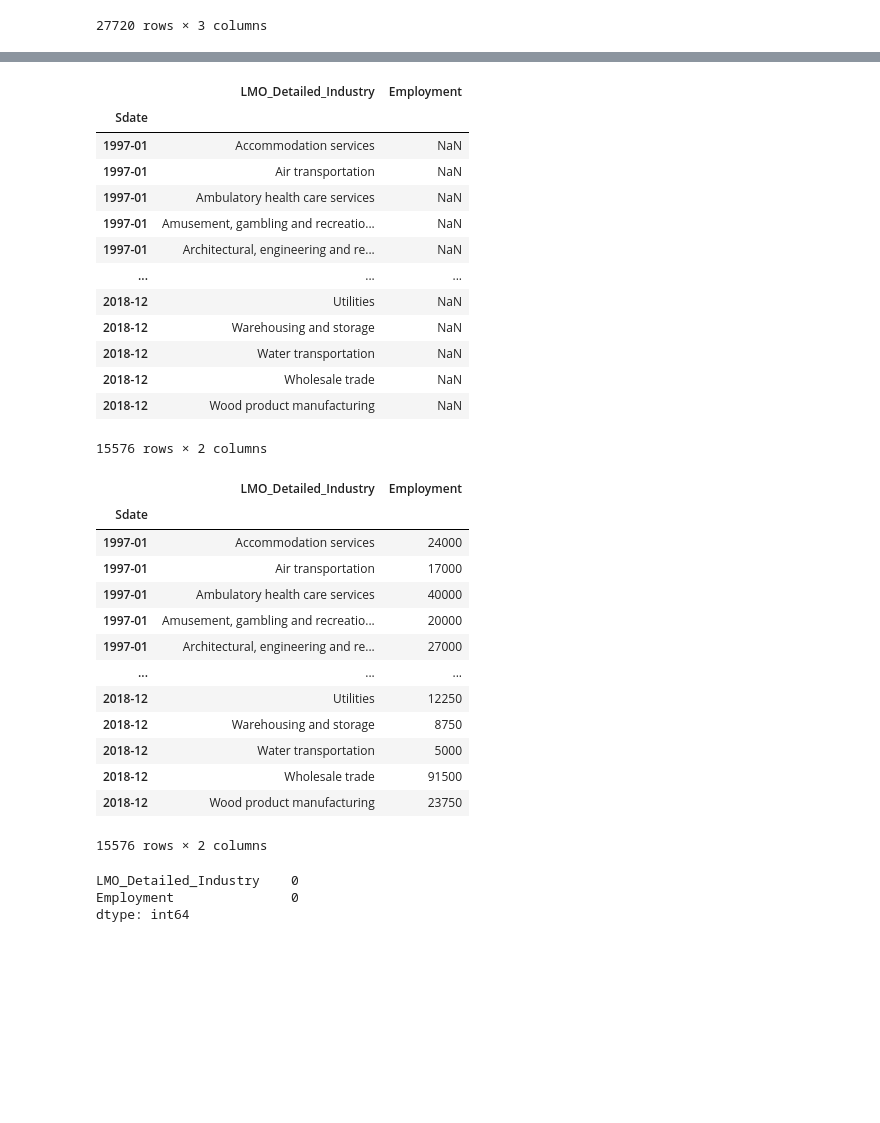
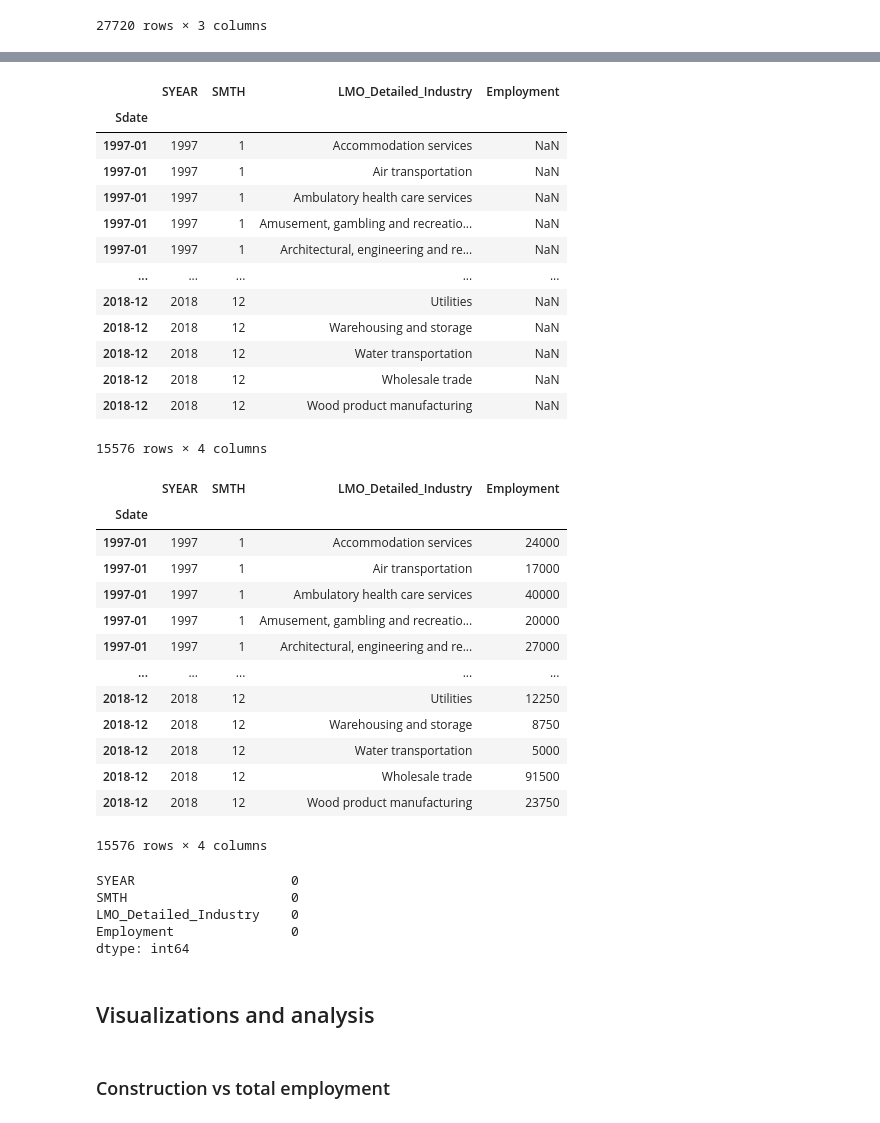
Before and after one commit to zqngetsu96/DataInsight_Assignments_and_projects, a Jupyter notebook: NAICS/NAICS.ipynb, the cells around one changed output, grey strips where cells are left out. Cells and saved outputs as stored; diff of their text form; code cells hidden in the pictures; blank space fills up the shorter version.

```diff
--- a/NAICS/NAICS.ipynb
+++ b/NAICS/NAICS.ipynb
@@ -282,25 +211,25 @@ employment
 # %%
 output= pd.read_excel('data/Data_Output_Template.xlsx')
 output['Sdate'] = output.SMTH.astype(str) + ' ' + output.SYEAR.astype(str)
 output['Sdate'] = pd.to_datetime(output['Sdate']).dt.strftime('%Y-%m')
 output.set_index('Sdate',inplace=True)
-output = output.drop(['SYEAR','SMTH'],axis=1)
+#output = output.drop(['SYEAR','SMTH'],axis=1)
 output
 # %% [output]
-|  | LMO_Detailed_Industry | Employment |
-| Sdate |  |  |
-| 1997-01 | Accommodation services | NaN |
-| 1997-01 | Air transportation | NaN |
-| 1997-01 | Ambulatory health care services | NaN |
-| 1997-01 | Amusement, gambling and recreatio... | NaN |
-| 1997-01 | Architectural, engineering and re... | NaN |
-| ... | ... | ... |
-| 2018-12 | Utilities | NaN |
-| 2018-12 | Warehousing and storage | NaN |
-| 2018-12 | Water transportation | NaN |
-| 2018-12 | Wholesale trade | NaN |
-| 2018-12 | Wood product manufacturing | NaN |
+|  | SYEAR | SMTH | LMO_Detailed_Industry | Employment |
+| Sdate |  |  |  |  |
+| 1997-01 | 1997 | 1 | Accommodation services | NaN |
+| 1997-01 | 1997 | 1 | Air transportation | NaN |
+| 1997-01 | 1997 | 1 | Ambulatory health care services | NaN |
+| 1997-01 | 1997 | 1 | Amusement, gambling and recreatio... | NaN |
+| 1997-01 | 1997 | 1 | Architectural, engineering and re... | NaN |
+| ... | ... | ... | ... | ... |
+| 2018-12 | 2018 | 12 | Utilities | NaN |
+| 2018-12 | 2018 | 12 | Warehousing and storage | NaN |
+| 2018-12 | 2018 | 12 | Water transportation | NaN |
+| 2018-12 | 2018 | 12 | Wholesale trade | NaN |
+| 2018-12 | 2018 | 12 | Wood product manufacturing | NaN |
-15576 rows × 2 columns
+15576 rows × 4 columns
 # %%
 out = output.merge(employment,
 left_on=['Sdate','LMO_Detailed_Industry'],
@@ -308,25 +237,31 @@ right_on=['Sdate','LMO_Detailed_Industry'], how='left')
 out = out.drop(['Employment'],axis=1).rename(columns={'_EMPLOYMENT_':'Employment'})
 display(out)
 # %% [output]
-|  | LMO_Detailed_Industry | Employment |
-| Sdate |  |  |
-| 1997-01 | Accommodation services | 24000 |
-| 1997-01 | Air transportation | 17000 |
-| 1997-01 | Ambulatory health care services | 40000 |
-| 1997-01 | Amusement, gambling and recreatio... | 20000 |
-| 1997-01 | Architectural, engineering and re... | 27000 |
-| ... | ... | ... |
-| 2018-12 | Utilities | 12250 |
-| 2018-12 | Warehousing and storage | 8750 |
-| 2018-12 | Water transportation | 5000 |
-| 2018-12 | Wholesale trade | 91500 |
-| 2018-12 | Wood product manufacturing | 23750 |
+|  | SYEAR | SMTH | LMO_Detailed_Industry | Employment |
+| Sdate |  |  |  |  |
+| 1997-01 | 1997 | 1 | Accommodation services | 24000 |
+| 1997-01 | 1997 | 1 | Air transportation | 17000 |
+| 1997-01 | 1997 | 1 | Ambulatory health care services | 40000 |
+| 1997-01 | 1997 | 1 | Amusement, gambling and recreatio... | 20000 |
+| 1997-01 | 1997 | 1 | Architectural, engineering and re... | 27000 |
+| ... | ... | ... | ... | ... |
+| 2018-12 | 2018 | 12 | Utilities | 12250 |
+| 2018-12 | 2018 | 12 | Warehousing and storage | 8750 |
+| 2018-12 | 2018 | 12 | Water transportation | 5000 |
+| 2018-12 | 2018 | 12 | Wholesale trade | 91500 |
+| 2018-12 | 2018 | 12 | Wood product manufacturing | 23750 |
-15576 rows × 2 columns
+15576 rows × 4 columns
 # %%
 out.isnull().sum()
 # %% [output]
+SYEAR                    0
+SMTH                     0
 LMO_Detailed_Industry    0
 Employment               0
 dtype: int64
 # %%
 out.to_excel('data_output.xlsx')
+# %% [markdown]
+## Visualizations and analysis
+# %% [markdown]
+### Construction vs total employment
```
Also changed, not shown: parts of 18 cells of this notebook, 1 other file.
